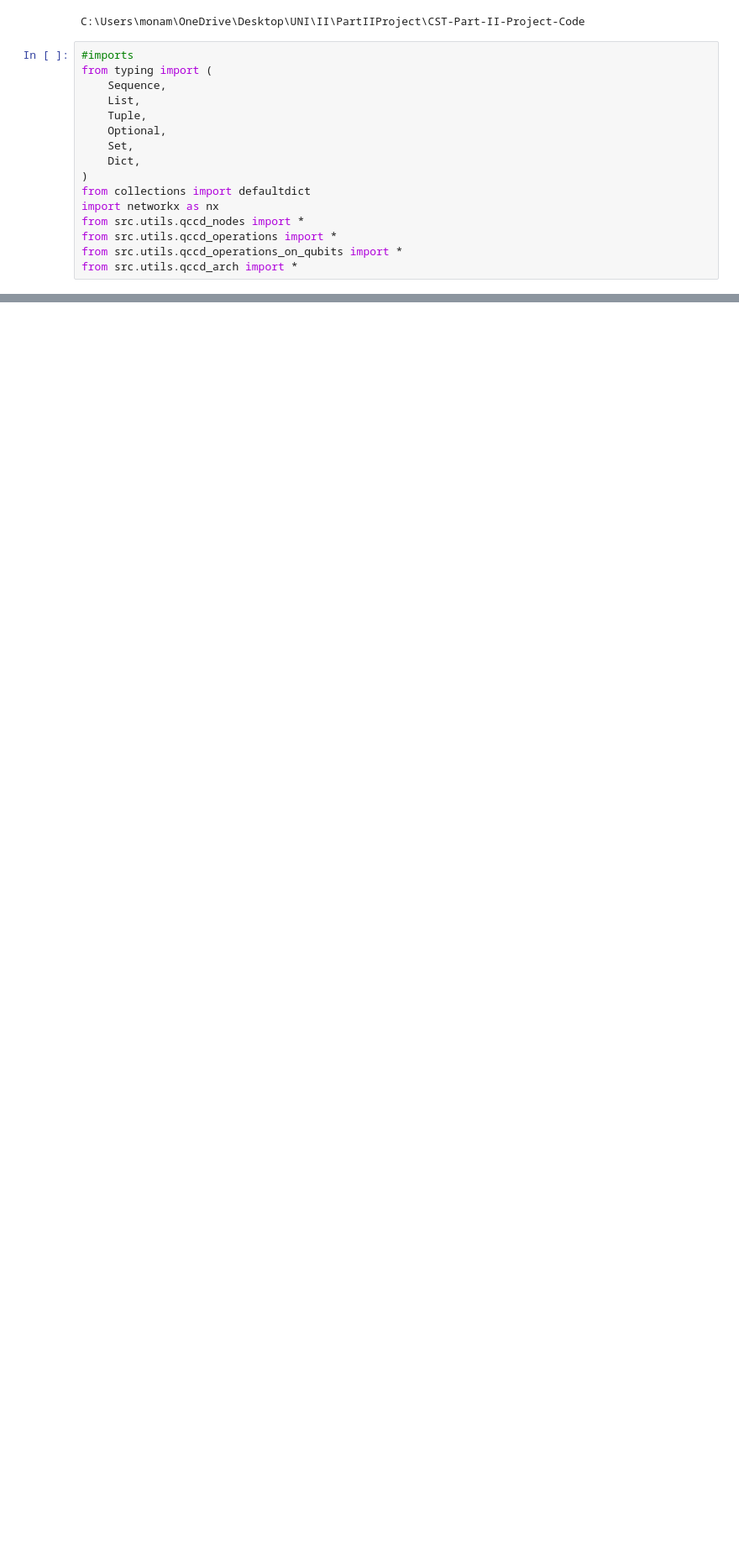
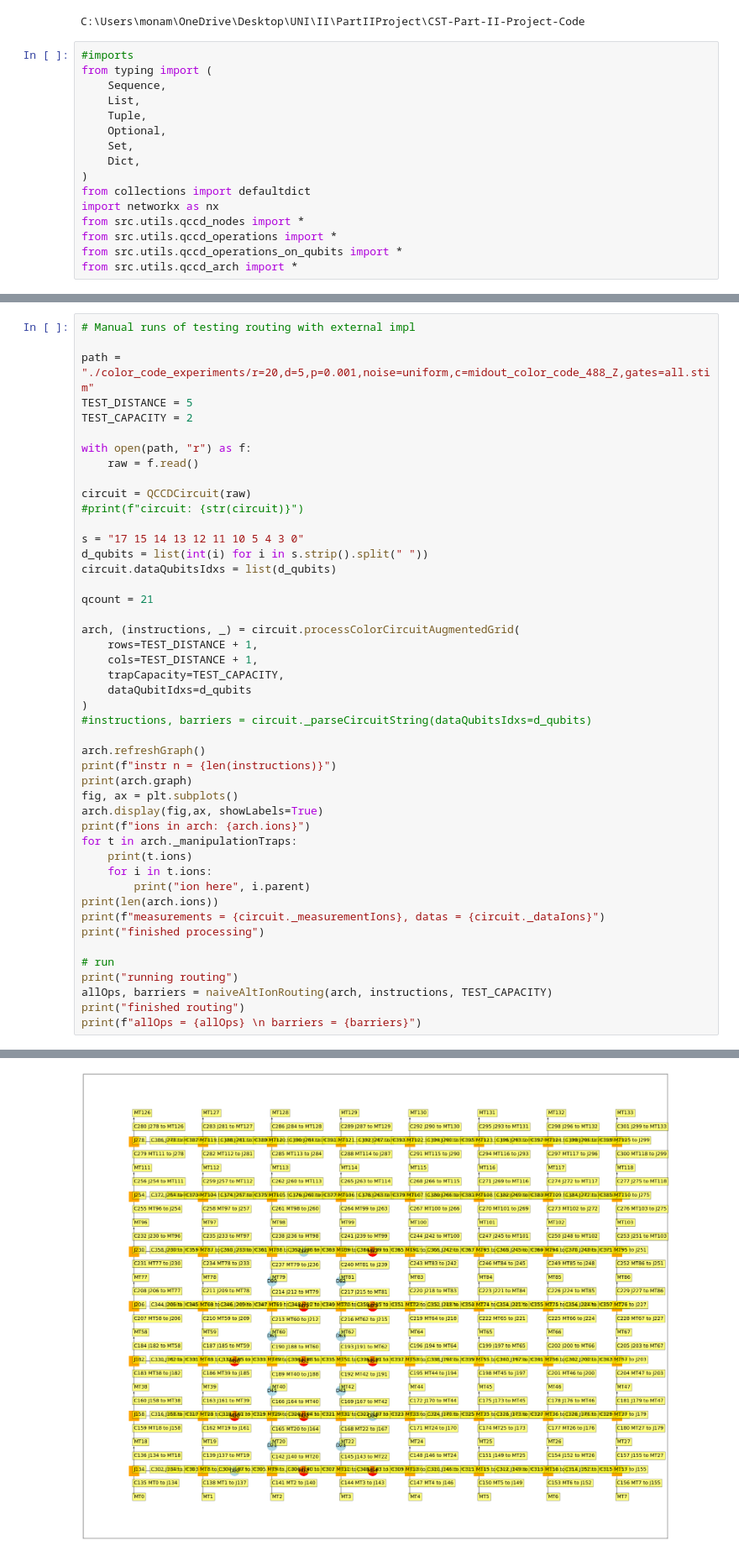
Before and after one commit to monamoeba/CST-Part-II-Project-Code, a Jupyter notebook: color_code_experiments/ionRoutingExperiments.ipynb, the cells around one changed output, grey strips where cells are left out. Shown at 84% size. Cells and saved outputs as stored; diff of their text form; blank space fills up the shorter version.

Commit message:
ion routing laptop progress

```diff
--- a/color_code_experiments/ionRoutingExperiments.ipynb
+++ b/color_code_experiments/ionRoutingExperiments.ipynb
@@ -325 +349,48 @@ ValueError: Data Ion not in trap None
 [figure]
+# %%
+# Manual runs of testing routing with external impl
+
+path = "./color_code_experiments/r=20,d=5,p=0.001,noise=uniform,c=midout_color_code_488_Z,gates=all.stim"
+TEST_DISTANCE = 5
+TEST_CAPACITY = 2
+
+with open(path, "r") as f:
+    raw = f.read()
+
+circuit = QCCDCircuit(raw)
+#print(f"circuit: {str(circuit)}")
+
+s = "17 15 14 13 12 11 10 5 4 3 0"
+d_qubits = list(int(i) for i in s.strip().split(" "))
+circuit.dataQubitsIdxs = list(d_qubits)
+
+qcount = 21
+
+arch, (instructions, _) = circuit.processColorCircuitAugmentedGrid(
+    rows=TEST_DISTANCE + 1,
+    cols=TEST_DISTANCE + 1,
+    trapCapacity=TEST_CAPACITY,
+    dataQubitIdxs=d_qubits
+)
+#instructions, barriers = circuit._parseCircuitString(dataQubitsIdxs=d_qubits)
+
+arch.refreshGraph()
+print(f"instr n = {len(instructions)}")
+print(arch.graph)
+fig, ax = plt.subplots()
+arch.display(fig,ax, showLabels=True)
+print(f"ions in arch: {arch.ions}")
+for t in arch._manipulationTraps:
+    print(t.ions)
+    for i in t.ions:
+        print("ion here", i.parent)
+print(len(arch.ions))
+print(f"measurements = {circuit._measurementIons}, datas = {circuit._dataIons}")
+print("finished processing")
+
+# run
+print("running routing")
+allOps, barriers = naiveAltIonRouting(arch, instructions, TEST_CAPACITY)
+print("finished routing")
+print(f"allOps = {allOps} \n barriers = {barriers}")
+# %% [output]
@@ -325,0 +415 @@ ValueError: Data Ion not in trap None
+[figure, added]
```
Also changed, not shown: parts of 4 cells of this notebook.
